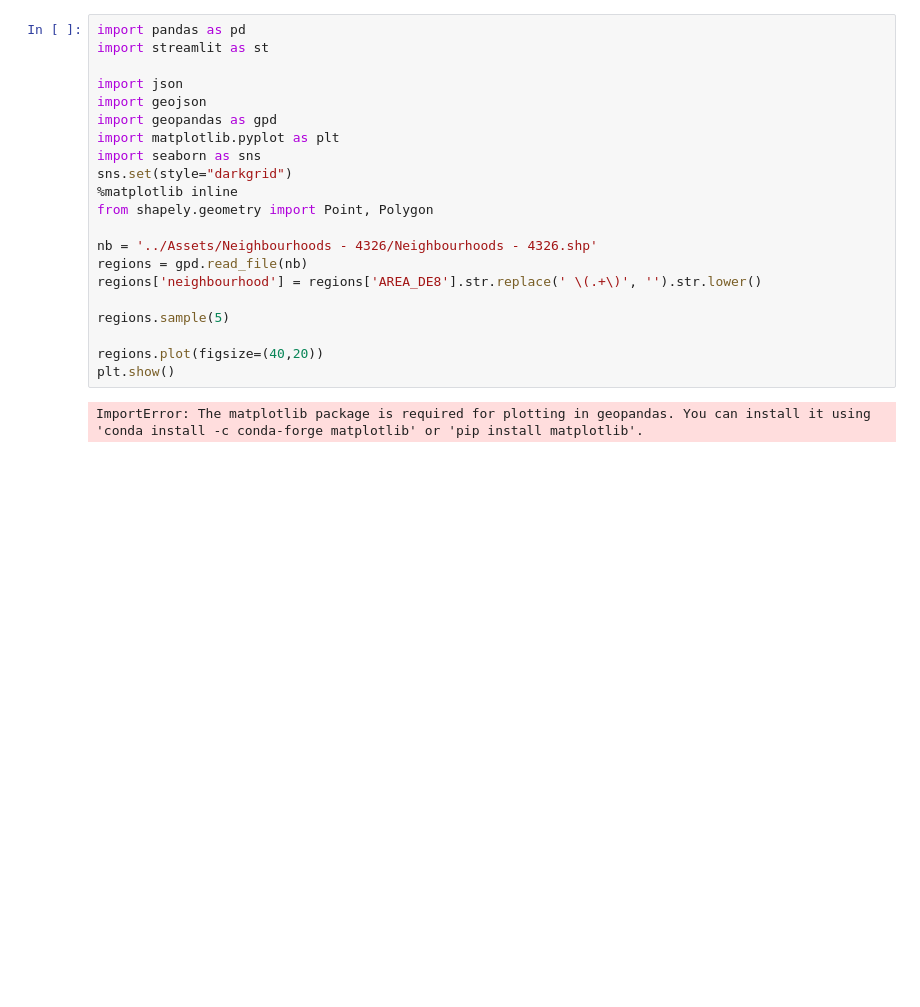
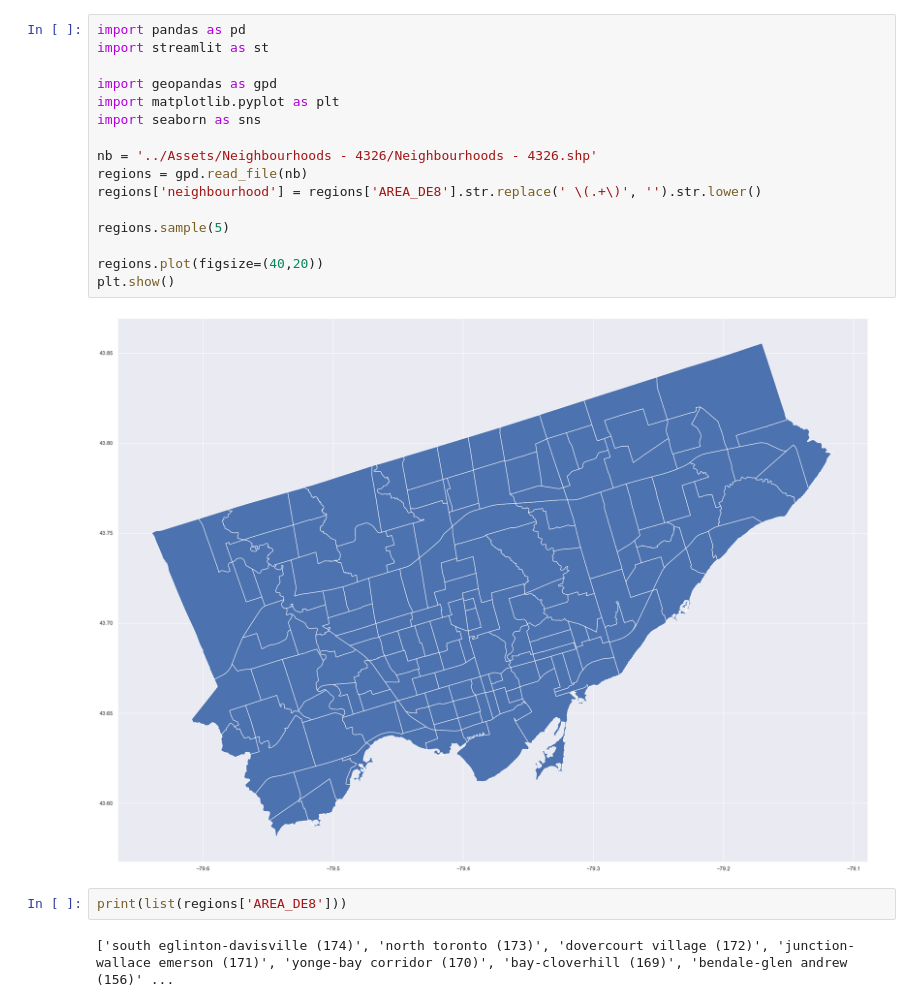
Before and after one commit to allangalli/WiseNeighbourhood, a Jupyter notebook: llm_utils/maps.ipynb, the cells around one changed output. Cells and saved outputs as stored; diff of their text form; blank space fills up the shorter version.

```diff
--- a/llm_utils/maps.ipynb
+++ b/llm_utils/maps.ipynb
@@ -1,23 +1,22 @@
 # %%
 import pandas as pd
 import streamlit as st
 
-import json
-import geojson
 import geopandas as gpd
 import matplotlib.pyplot as plt
 import seaborn as sns
-sns.set(style="darkgrid")
-%matplotlib inline
-from shapely.geometry import Point, Polygon
 
 nb = '../Assets/Neighbourhoods - 4326/Neighbourhoods - 4326.shp'
 regions = gpd.read_file(nb)
 regions['neighbourhood'] = regions['AREA_DE8'].str.replace(' \(.+\)', '').str.lower()
 
 regions.sample(5)
 
 regions.plot(figsize=(40,20))
 plt.show()
 # %% [output]
-ImportError: The matplotlib package is required for plotting in geopandas. You can install it using 'conda install -c conda-forge matplotlib' or 'pip install matplotlib'.
+[figure, added]
+# %%
+print(list(regions['AREA_DE8']))
+# %% [output]
+['south eglinton-davisville (174)', 'north toronto (173)', 'dovercourt village (172)', 'junction-wallace emerson (171)', 'yonge-bay corridor (170)', 'bay-cloverhill (169)', 'bendale-glen andrew (156)' ...
```
Also changed, not shown: 1 other file.
